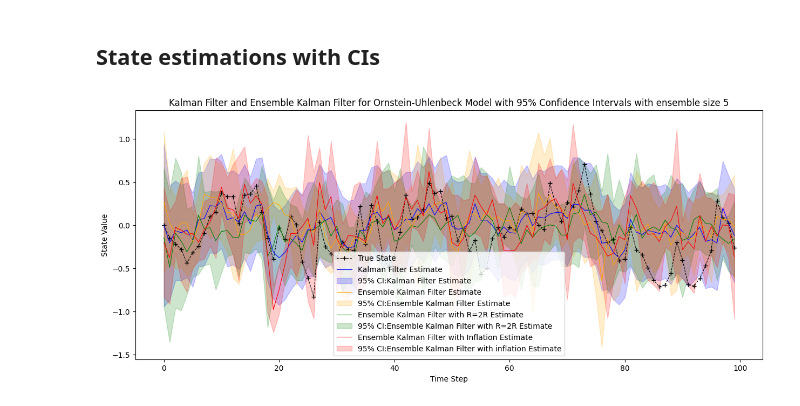
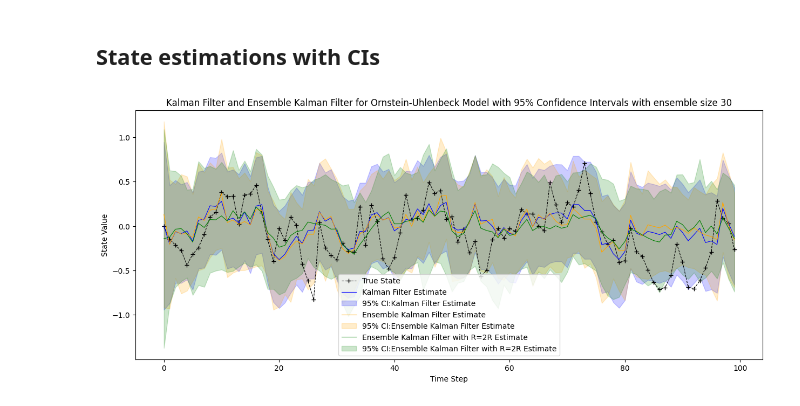
Before and after one commit to JackWang0102/STAT-546-EnFK-Simulation, a Jupyter notebook: Ornstein-Uhlenbeck model.ipynb, the cells around one changed output. Drawn from its saved outputs; the diff is of its cells as text; code cells hidden in the pictures.

```diff
--- a/Ornstein-Uhlenbeck model.ipynb
+++ b/Ornstein-Uhlenbeck model.ipynb
@@ -118,7 +118,7 @@ for seed in range(700, 700+num_experiments):
     initial_variance = 1.0
     num_steps = 100
     dt = 1.0
-    ensemble_size = 5
+    ensemble_size = 30
 
     # Generate synthetic observations
     a_k = np.exp(-lambda_ * dt)
@@ -239,20 +239,20 @@ for seed in range(700, 700+num_experiments):
     print(f"Kalman Filter Coverage Probability: {kf_coverage_probability:.2}")
     print(f"Ensemble Kalman Filter Coverage Probability: {enkf_coverage_probability:.2}")
     print(f"Ensemble Kalman Filter with R=2R Coverage Probability: {enkf_2R_coverage_probability:.2}")
-    print(f"Ensemble Kalman Filter with Inflation Coverage Probability: {enkf_inf_coverage_probability:.2}")
+    # print(f"Ensemble Kalman Filter with Inflation Coverage Probability: {enkf_inf_coverage_probability:.2}")
     print('-----------------------------------')
 
     # MSEs
     print(f"Kalman Filter MSE: {kf_mse:.2}")
     print(f"Ensemble Kalman Filter MSE: {enkf_mse:.2}")
     print(f"Ensemble Kalman Filter with R=2R MSE: {enkf_2R_mse:.2}")
-    print(f"Ensemble Kalman Filter with Inflation MSE: {enkf_inf_mse:.2}")
+    # print(f"Ensemble Kalman Filter with Inflation MSE: {enkf_inf_mse:.2}")
     print('===================================')
 
 print(f"Coverage probability of Ensemble Kalman Filter with R=2R is higher than Ensemble Kalman Filter: {coverage_R2_better_than_R} out of {num_experiments}")
 print(f"MSE of Ensemble Kalman Filter with R=2R is lower than Ensemble Kalman Filter: {MSE_R2_better_than_R} out of {num_experiments}")
 print(f"MSE of Kalman Filter is lower than Ensemble Kalman Filter: {MSE_kf_better_than_enkf} out of {num_experiments}")
-print(f'Coverage of Ensemble Kalman Filter with inflation is higher than Ensemble Kalman Filter: {coverage_inflated_better_than_R} out of {num_experiments}')
+# print(f'Coverage of Ensemble Kalman Filter with inflation is higher than Ensemble Kalman Filter: {coverage_inflated_better_than_R} out of {num_experiments}')
 print(f"Coverage probability of Kalman Filter is higher than Ensemble Kalman Filter: {coverage_kf_better_than_enkf} out of {num_experiments}")
 print(f"Diff within {diff*100}%: {diff_count} out of {num_experiments}")
 # %% [output]
@@ -309,20 +309,20 @@ plt.show()
 # %%
 # Plotting the results
 plt.figure(figsize=(15, 6))
 plt.plot(range(num_steps), true_state, linewidth=0.8, label='True State', linestyle='--', marker='+', color='black')
 plt.plot(range(num_steps), kf_state_estimates, linewidth=0.8, label='Kalman Filter Estimate', color='blue')
 plt.fill_between(range(num_steps), kf_confidence_intervals_lower, kf_confidence_intervals_upper, alpha=0.2, color='blue', label='95% CI:Kalman Filter Estimate')
 plt.plot(range(num_steps), enkf_state_estimates, linewidth=0.8, label='Ensemble Kalman Filter Estimate', color='orange')
 plt.fill_between(range(num_steps), enkf_confidence_intervals_lower, enkf_confidence_intervals_upper, alpha=0.2, color='orange', label='95% CI:Ensemble Kalman Filter Estimate')
 plt.plot(range(num_steps), enkf_2R_state_estimates, linewidth=0.8, label='Ensemble Kalman Filter with R=2R Estimate', color='green')
 plt.fill_between(range(num_steps), enkf_2R_confidence_intervals_lower, enkf_2R_confidence_intervals_upper, alpha=0.2, color='green', label='95% CI:Ensemble Kalman Filter with R=2R Estimate')
-plt.plot(range(num_steps), enkf_inf_state_estimates, linewidth=0.8, label='Ensemble Kalman Filter with Inflation Estimate', color='red')
-plt.fill_between(range(num_steps), enkf_inf_confidence_intervals_lower, enkf_inf_confidence_intervals_upper, alpha=0.2, color='red', label='95% CI:Ensemble Kalman Filter with inflation Estimate')
+# plt.plot(range(num_steps), enkf_inf_state_estimates, linewidth=0.8, label='Ensemble Kalman Filter with Inflation Estimate', color='red')
+# plt.fill_between(range(num_steps), enkf_inf_confidence_intervals_lower, enkf_inf_confidence_intervals_upper, alpha=0.2, color='red', label='95% CI:Ensemble Kalman Filter with inflation Estimate')
 plt.xlabel('Time Step')
 plt.ylabel('State Value')
 plt.legend()
 plt.title(f'Kalman Filter and Ensemble Kalman Filter for Ornstein-Uhlenbeck Model with 95% Confidence Intervals with ensemble size {ensemble_size}')
 plt.savefig(f"EnKF_confidence_intervals_Example2_ensemble_size{ensemble_size}.png")
 plt.show()
 # %% [output]
-[figure, old version]
+[figure, new version]
```
Also changed, not shown: parts of 4 cells of this notebook, 34 other files.
